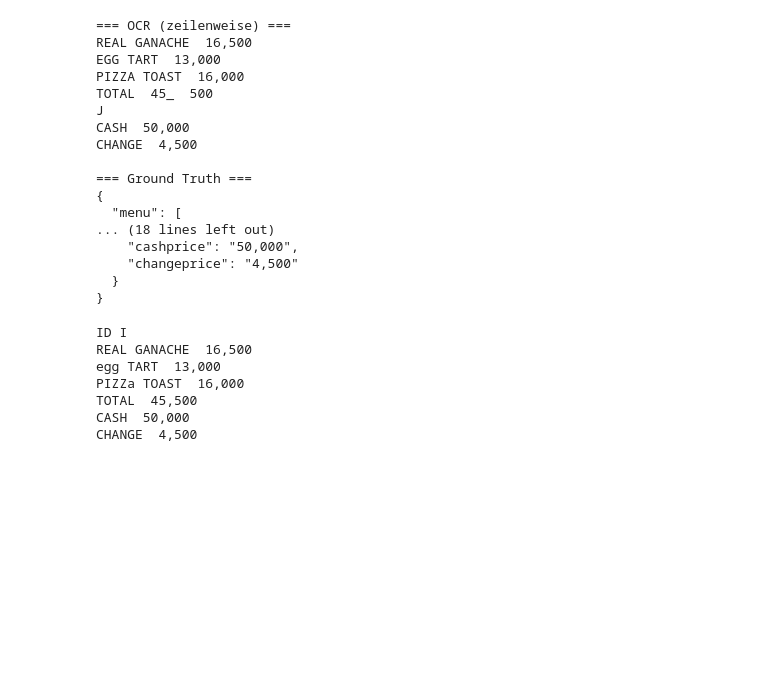
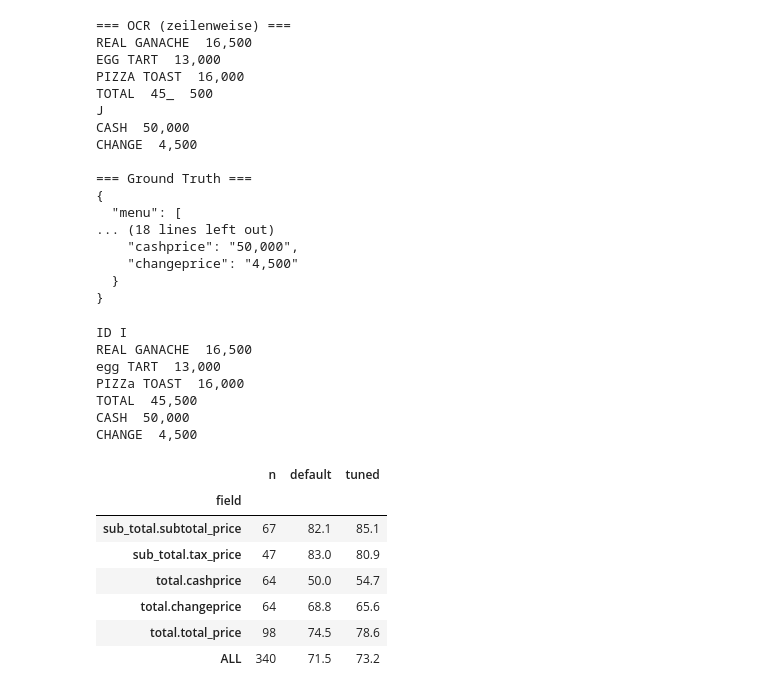
Before and after one commit to abd-ahmad/receipt-extraction-benchmark, a Jupyter notebook: notebooks/02_ocr.ipynb, the cells around one changed output. Cells and saved outputs as stored; diff of their text form; code cells hidden in the pictures; blank space fills up the shorter version.

```diff
--- a/notebooks/02_ocr.ipynb
+++ b/notebooks/02_ocr.ipynb
@@ -119,0 +153,22 @@ CHANGE  4,500
+# %%
+val_gt = list(ds["validation"]["ground_truth"])
+
+cov_default = field_coverage(load_ocr("../results/ocr/validation.json"), val_gt)
+cov_tuned = field_coverage(load_ocr("../results/ocr/validation_tuned.json"), val_gt)
+
+summary = pd.DataFrame({
+    "n": cov_default.groupby("field").size(),
+    "default": cov_default.groupby("field")["found"].mean() * 100,
+    "tuned": cov_tuned.groupby("field")["found"].mean() * 100,
+})
+summary.loc["ALL"] = [len(cov_default), cov_default["found"].mean() * 100, cov_tuned["found"].mean() * 100]
+summary.round(1)
+# %% [output]
+|  | n | default | tuned |
+| field |  |  |  |
+| sub_total.subtotal_price | 67 | 82.1 | 85.1 |
+| sub_total.tax_price | 47 | 83.0 | 80.9 |
+| total.cashprice | 64 | 50.0 | 54.7 |
+| total.changeprice | 64 | 68.8 | 65.6 |
+| total.total_price | 98 | 74.5 | 78.6 |
+| ALL | 340 | 71.5 | 73.2 |
```
Also changed, not shown: parts of 5 cells of this notebook, 1 other file.
